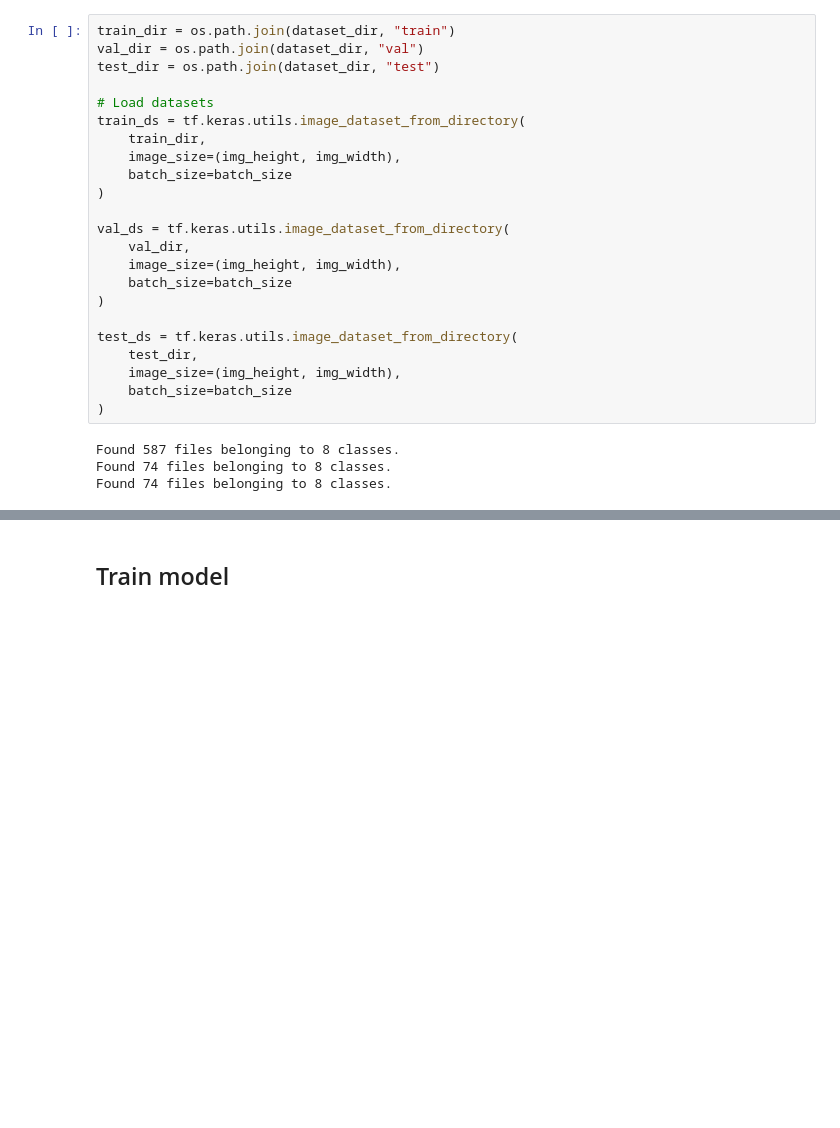
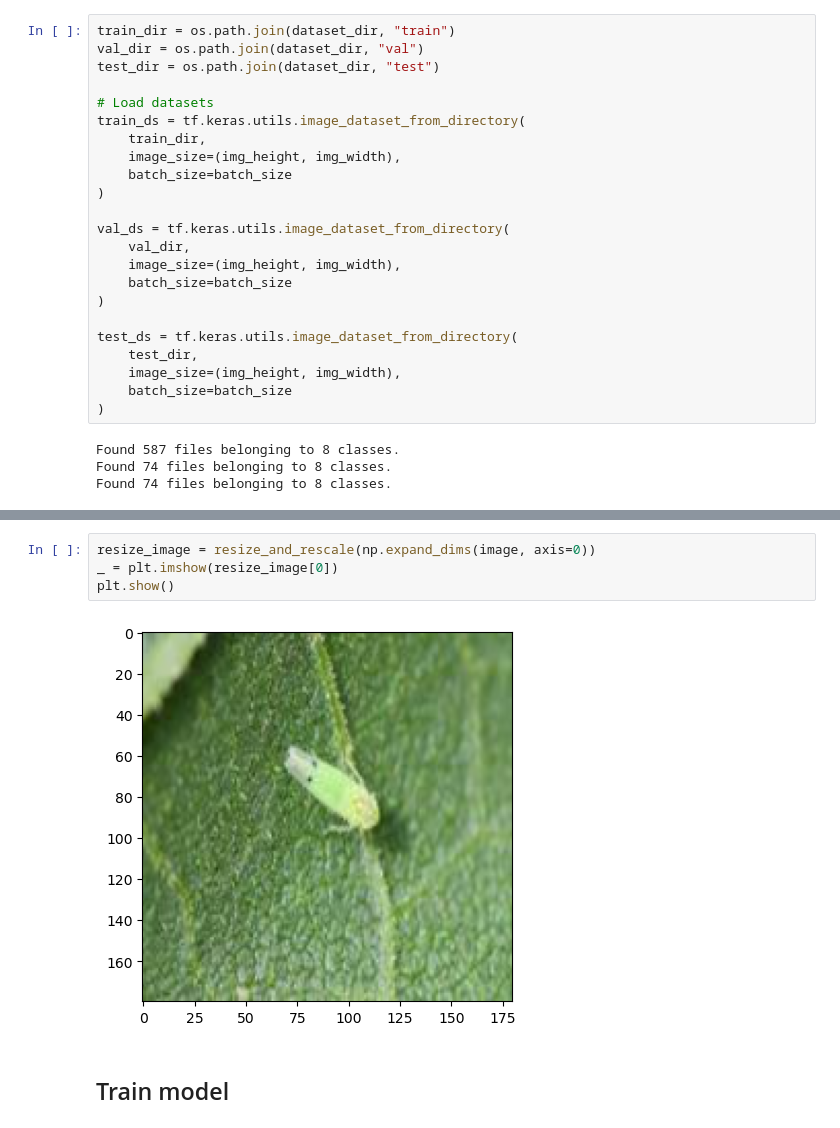
Before and after one commit to Yubi-Apps/MachineLearning, a Jupyter notebook: Yubi Classification.ipynb, the cells around one changed output, grey strips where cells are left out. Saved outputs shown, nothing was run; the diff lists cells and outputs as text; blank space fills up the shorter version.

```diff
--- a/Yubi Classification.ipynb
+++ b/Yubi Classification.ipynb
@@ -282,3 +299,9 @@ Found 74 files belonging to 8 classes.
+# %%
+resize_image = resize_and_rescale(np.expand_dims(image, axis=0))
+_ = plt.imshow(resize_image[0])
+plt.show()
+# %% [output]
+[figure, added]
 # %% [markdown]
 ## Train model
 # %%
```
Also changed, not shown: parts of 15 cells of this notebook.
